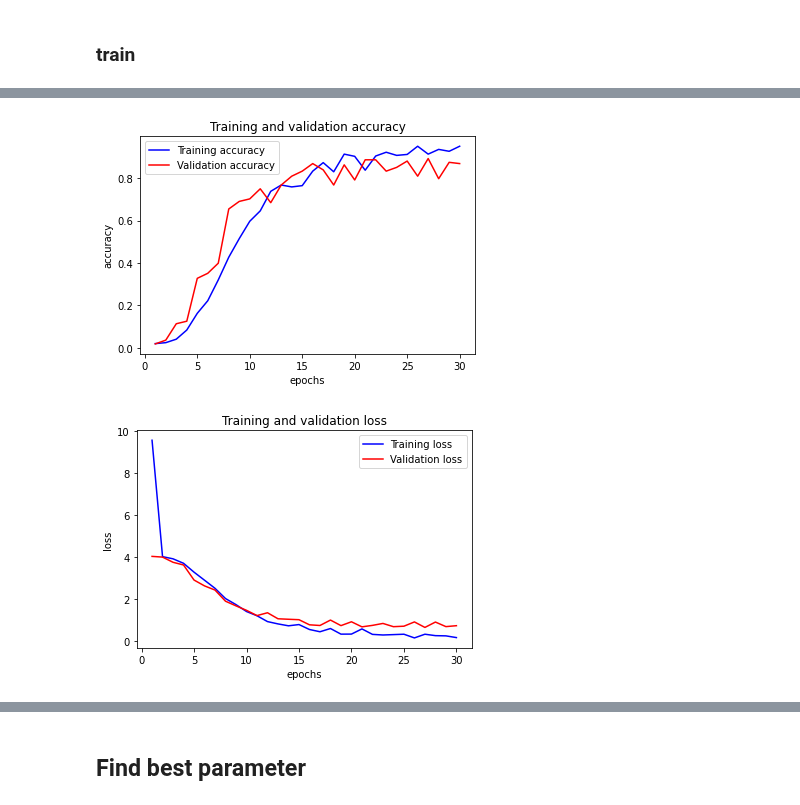
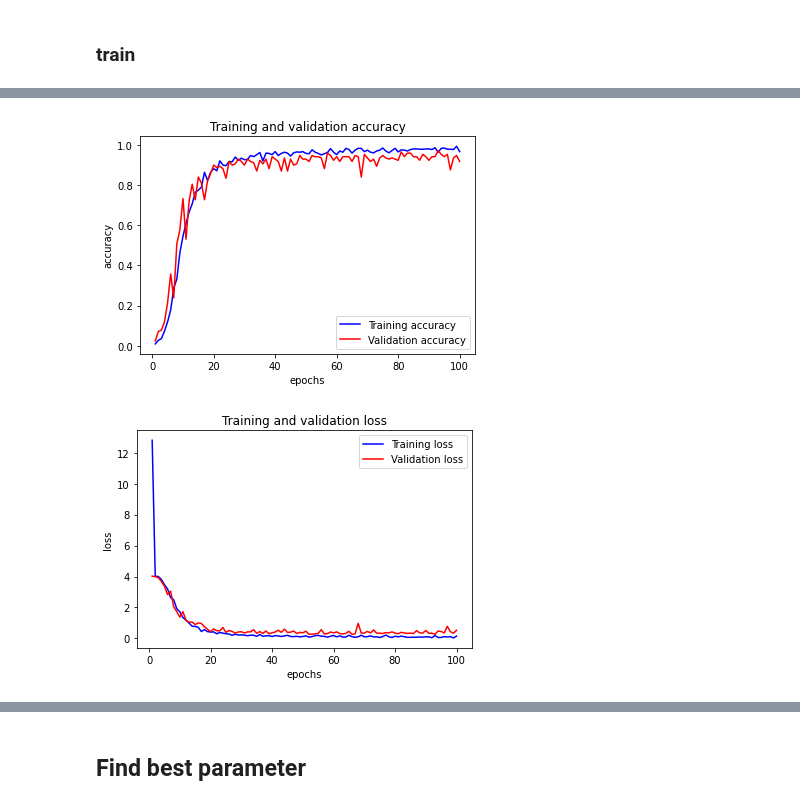
Before and after one commit to NongNNew/Project_499, a Jupyter notebook: Project_499_CNN.ipynb, the cells around one changed output, grey strips where cells are left out. Saved outputs shown, nothing was run; the diff lists cells and outputs as text; code cells hidden in the pictures.

```diff
--- a/Project_499_CNN.ipynb
+++ b/Project_499_CNN.ipynb
@@ -523,31 +523,35 @@ Test Accuracy: 0.9285714030265808
 # %%
-# Learning curve
-# plot the accuracy and loss plots between training and validation data
-# verify overfitting or underfit
-acc = history.history['accuracy']
-val_acc = history.history['val_accuracy']
-loss = history.history['loss']
-val_loss = history.history['val_loss']
-x = range(1,len(acc)+1)
+# # Learning curve
+# # plot the accuracy and loss plots between training and validation data
+# # verify overfitting or underfit
 
-plt.plot(x,acc,'b',label='Training accuracy')
-plt.plot(x,val_acc,'r',label='Validation accuracy')
-plt.title('Training and validation accuracy')
-plt.xlabel('epochs')
-plt.ylabel('accuracy')
-plt.legend()
-plt.figure()
+# model_cnn = create_cnn_model(activation='relu',dropout=0.2,optimizer='RMSprop',learn_rate=0.002)
+# history = model_cnn.fit(X_train[:,:,:,None], y_train, epochs=100, validation_data=(X_valid[:,:,:,None],y_valid),batch_size=64,verbose=0)
 
-plt.plot(x,loss,'b',label='Training loss')
-plt.plot(x,val_loss,'r',label='Validation loss')
-plt.title('Training and validation loss')
-plt.xlabel('epochs')
-plt.ylabel('loss')
-plt.legend()
-plt.show()
+# acc = history.history['accuracy']
+# val_acc = history.history['val_accuracy']
+# loss = history.history['loss']
+# val_loss = history.history['val_loss']
+# x = range(1,len(acc)+1)
+
+# plt.plot(x,acc,'b',label='Training accuracy')
+# plt.plot(x,val_acc,'r',label='Validation accuracy')
+# plt.title('Training and validation accuracy')
+# plt.xlabel('epochs')
+# plt.ylabel('accuracy')
+# plt.legend()
+# plt.figure()
+
+# plt.plot(x,loss,'b',label='Training loss')
+# plt.plot(x,val_loss,'r',label='Validation loss')
+# plt.title('Training and validation loss')
+# plt.xlabel('epochs')
+# plt.ylabel('loss')
+# plt.legend()
+# plt.show()
 # %% [output]
-[figure, old version]
+[figure, new version]
-[figure, old version]
+[figure, new version]
 # %%
 # classification report
 predicted_classes = np.argmax(np.round(model_cnn.predict(X_test[:,:,:,None])),axis=1)
```
Also changed, not shown: parts of 17 cells of this notebook.
